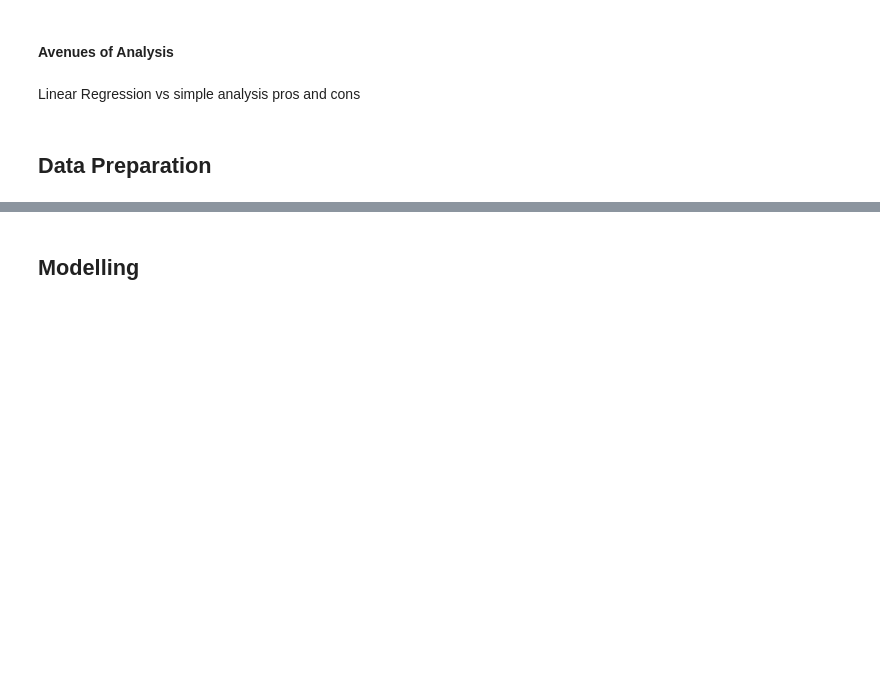
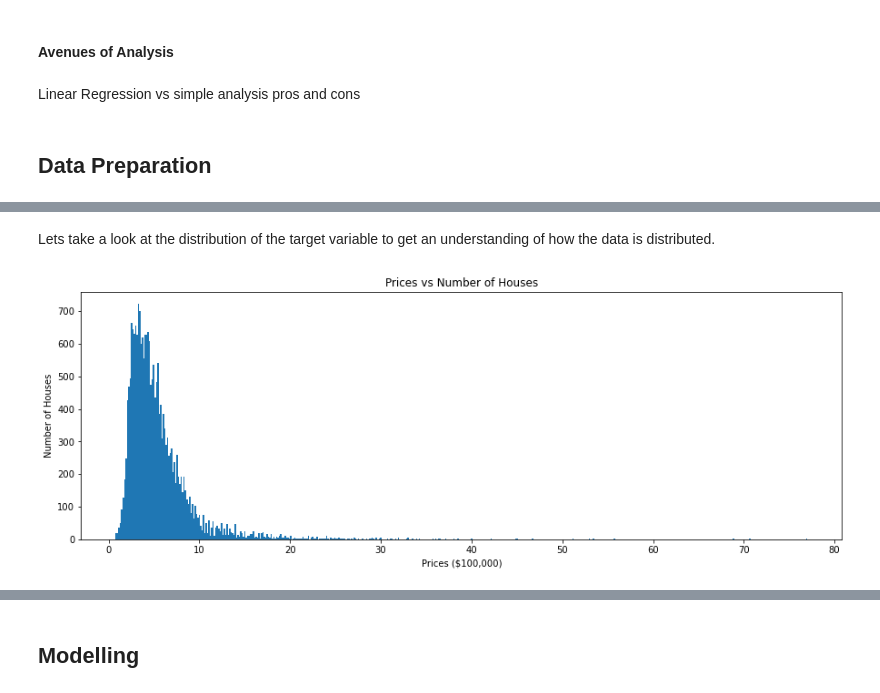
Before and after one commit to shayanabdulkarimkhan/dsc-phase-2-project-v2-3, a Jupyter notebook: student.ipynb, the cells around one changed output, grey strips where cells are left out. Drawn from its saved outputs; the diff is of its cells as text; code cells hidden in the pictures; blank space fills up the shorter version.

Commit message:
Completed Data Preprocessing

```diff
--- a/student.ipynb
+++ b/student.ipynb
@@ -349,0 +528,10 @@ Linear Regression vs simple analysis pros and cons
+# %%
+#create a dictionary of the description and codes
+cond_cd = {'Poor':1, 'Fair':2, 'Average':3, 'Good':4, 'Very Good':5}
+
+#map evey condition record and compare with the the dictionary to create a new column
+data_cln['cond_code'] = data_cln['condition'].map(lambda x: cond_cd[x])
+
+#preview the data
+print(data_cln.info())
+data_cln.head()
@@ -349,0 +565,9 @@ Linear Regression vs simple analysis pros and cons
+# %%
+#divide the price column by 100000
+data_cln['price'] = data_cln['price']/100000
+# %%
+#rename the price column
+data_cln.rename(columns={'price':'price($100,000)'},inplace=True)
+
+#preview the dataframe
+data_cln.head()
@@ -349,0 +588,9 @@ Linear Regression vs simple analysis pros and cons
+# %%
+#separate the price column
+price_prep = data_cln['price($100,000)']
+
+#separate dataframe for other variables
+data_prep = data_cln.drop(['price($100,000)'],axis=1)
+
+#preview the data
+data_prep.head()
@@ -349,0 +605,15 @@ Linear Regression vs simple analysis pros and cons
+# %% [markdown]
+Lets take a look at the distribution of the target variable to get an understanding of how the data is distributed.
+# %%
+#defining the skeletion of the graph
+fig, ax = plt.subplots(figsize=(15,5))
+
+#plotting the histogram
+ax.hist(price_prep,bins=500);
+
+#seetting titles and axis labels
+ax.set_title('Prices vs Number of Houses');
+ax.set_xlabel('Prices ($100,000)');
+ax.set_ylabel('Number of Houses');
+# %% [output]
+[figure, added]
```
Also changed, not shown: parts of 43 cells of this notebook.
